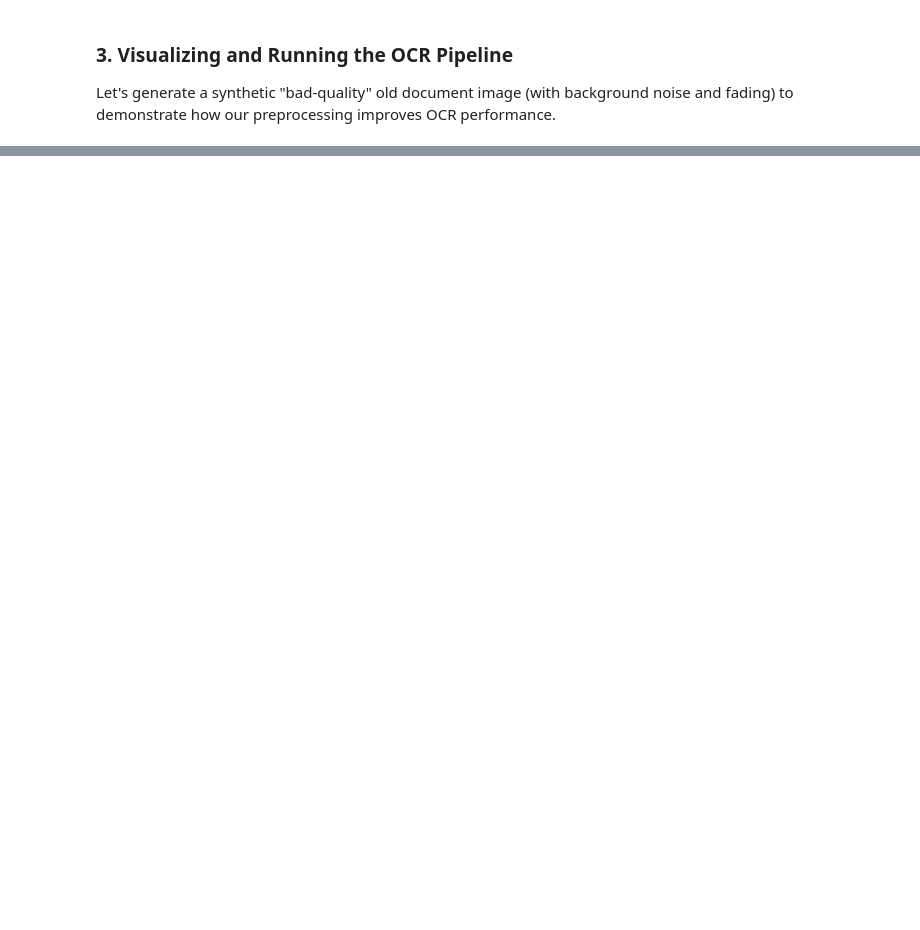
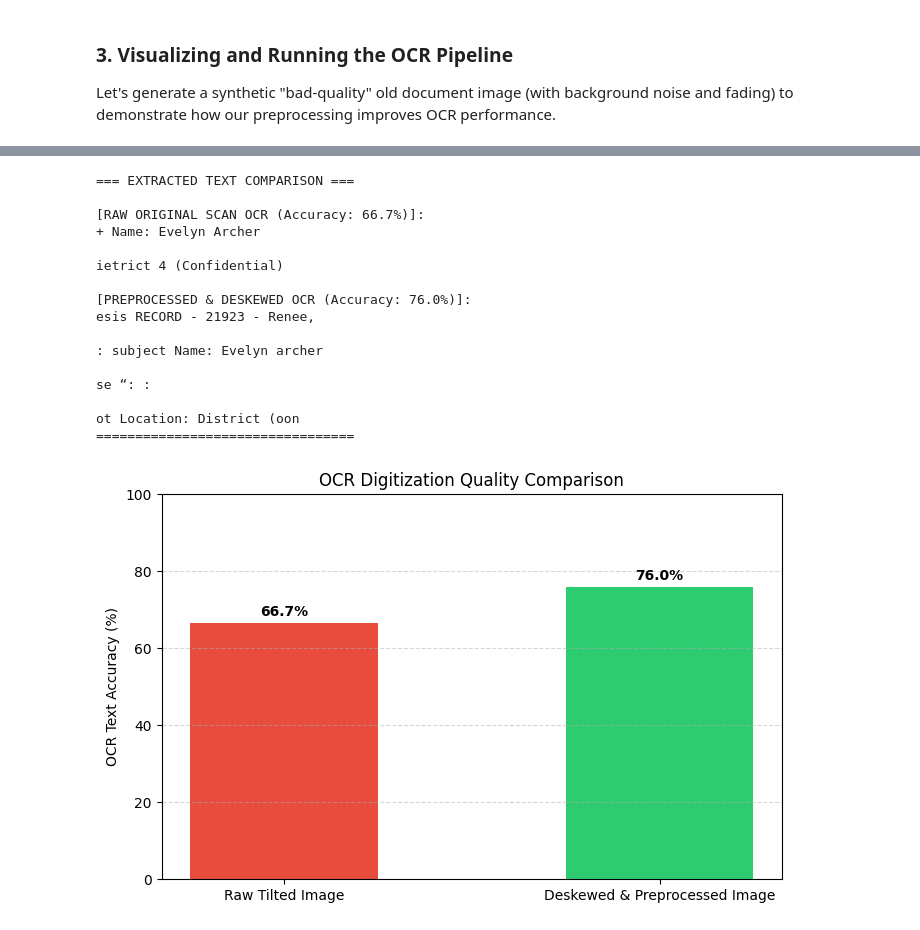
Before and after one commit to JacekDrzycimski/6tunnel, a Jupyter notebook: OCR_2.ipynb, the cells around one changed output, grey strips where cells are left out. Saved outputs shown, nothing was run; the diff lists cells and outputs as text; code cells hidden in the pictures; blank space fills up the shorter version.

```diff
--- a/OCR_2.ipynb
+++ b/OCR_2.ipynb
@@ -138,0 +209,72 @@ Location: Di District 4 (
+# %%
+import difflib
+import matplotlib.pyplot as plt
+
+# Define the ground truth text used to generate the mock record
+ground_truth = """REGISTRY RECORD - 1923
+Subject Name: Evelyn Archer
+Location: District 4 (Confidential)"""
+
+def calculate_accuracy(extracted, truth):
+    # Normalize strings (lowercase and strip outer whitespaces)
+    ext_norm = " ".join(extracted.lower().split())
+    tru_norm = " ".join(truth.lower().split())
+
+    # Calculate similarity ratio using SequenceMatcher
+    matcher = difflib.SequenceMatcher(None, ext_norm, tru_norm)
+    return matcher.ratio() * 100
+
+# 1. Run OCR on the Raw, Unprocessed Image
+raw_img = cv2.imread(sample_image_path, cv2.IMREAD_GRAYSCALE)
+raw_pil = Image.fromarray(raw_img)
+raw_text = pytesseract.image_to_string(raw_pil, config='--oem 3 --psm 3')
+
+# 2. Compute accuracies based on latest run
+accuracy_raw = calculate_accuracy(raw_text, ground_truth)
+accuracy_processed = calculate_accuracy(text_output, ground_truth)
+
+# Print side-by-side comparison of extracted text
+print("=== EXTRACTED TEXT COMPARISON ===")
+print(f"\n[RAW ORIGINAL SCAN OCR (Accuracy: {accuracy_raw:.1f}%)]:\n{raw_text.strip() or '[No text detected]'}")
+print(f"\n[PREPROCESSED & DESKEWED OCR (Accuracy: {accuracy_processed:.1f}%)]:\n{text_output.strip() or '[No text detected]'}")
+print("=================================\n")
+
+# 3. Plot the Accuracy Comparison Bar Chart
+fig, ax = plt.subplots(figsize=(8, 5))
+categories = ['Raw Tilted Image', 'Deskewed & Preprocessed Image']
+accuracies = [accuracy_raw, accuracy_processed]
+
+bars = ax.bar(categories, accuracies, color=['#e74c3c', '#2ecc71'], width=0.5)
+ax.set_ylabel('OCR Text Accuracy (%)')
+ax.set_title('OCR Digitization Quality Comparison')
+ax.set_ylim(0, 100)
+
+# Add values on top of the bars
+for bar in bars:
+    height = bar.get_height()
+    ax.annotate(f'{height:.1f}%',
+                xy=(bar.get_x() + bar.get_width() / 2, height),
+                xytext=(0, 3),  # 3 points vertical offset
+                textcoords="offset points",
+                ha='center', va='bottom', fontweight='bold')
+
+plt.grid(axis='y', linestyle='--', alpha=0.5)
+plt.show()
+# %% [output]
+=== EXTRACTED TEXT COMPARISON ===
+
+[RAW ORIGINAL SCAN OCR (Accuracy: 66.7%)]:
++ Name: Evelyn Archer
+
+ietrict 4 (Confidential)
+
+[PREPROCESSED & DESKEWED OCR (Accuracy: 76.0%)]:
+esis RECORD - 21923 - Renee,
+
+: subject Name: Evelyn archer
+
+se “: :
+
+ot Location: District (oon
+=================================
+[figure, added]
```
Also changed, not shown: parts of 15 cells of this notebook.
